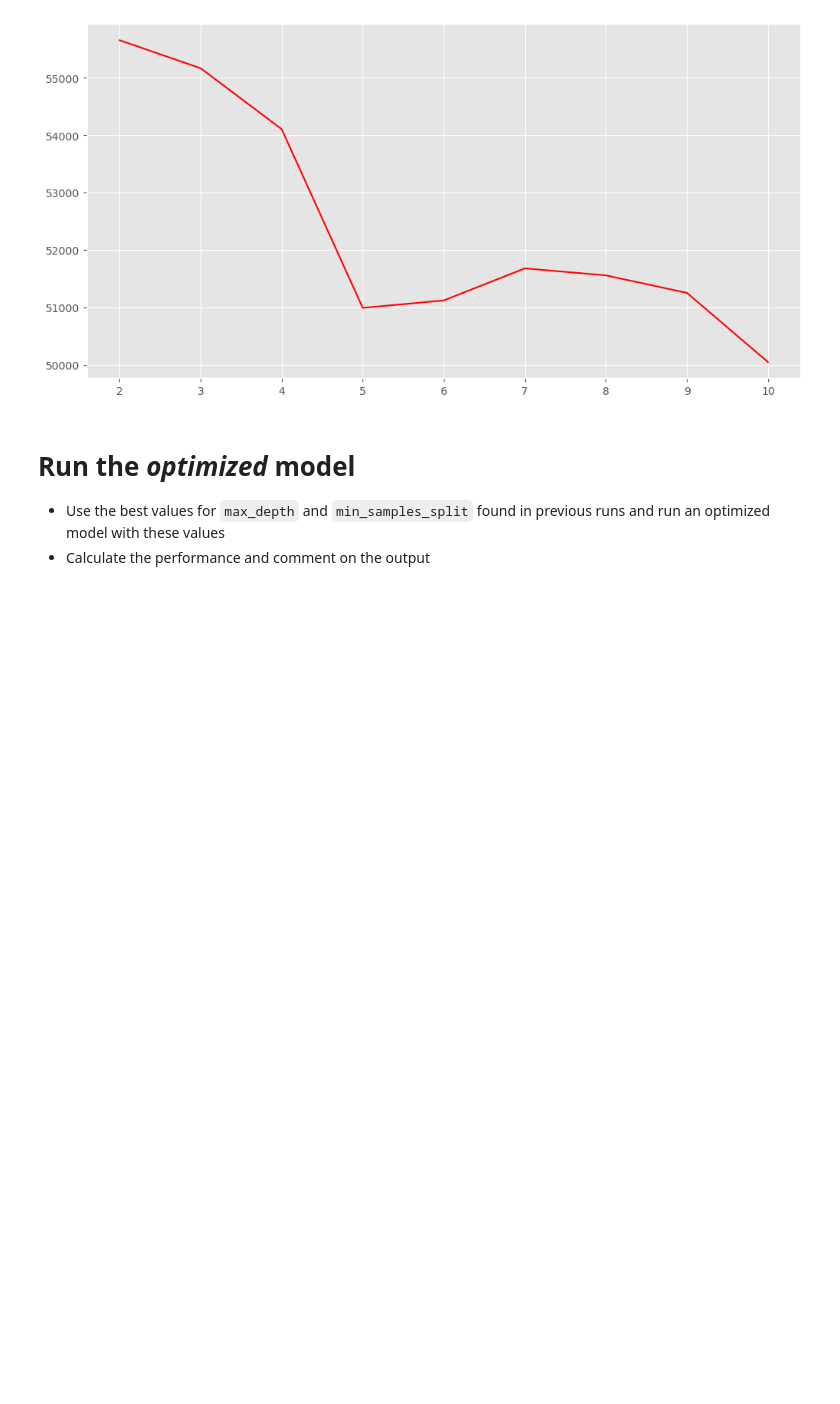
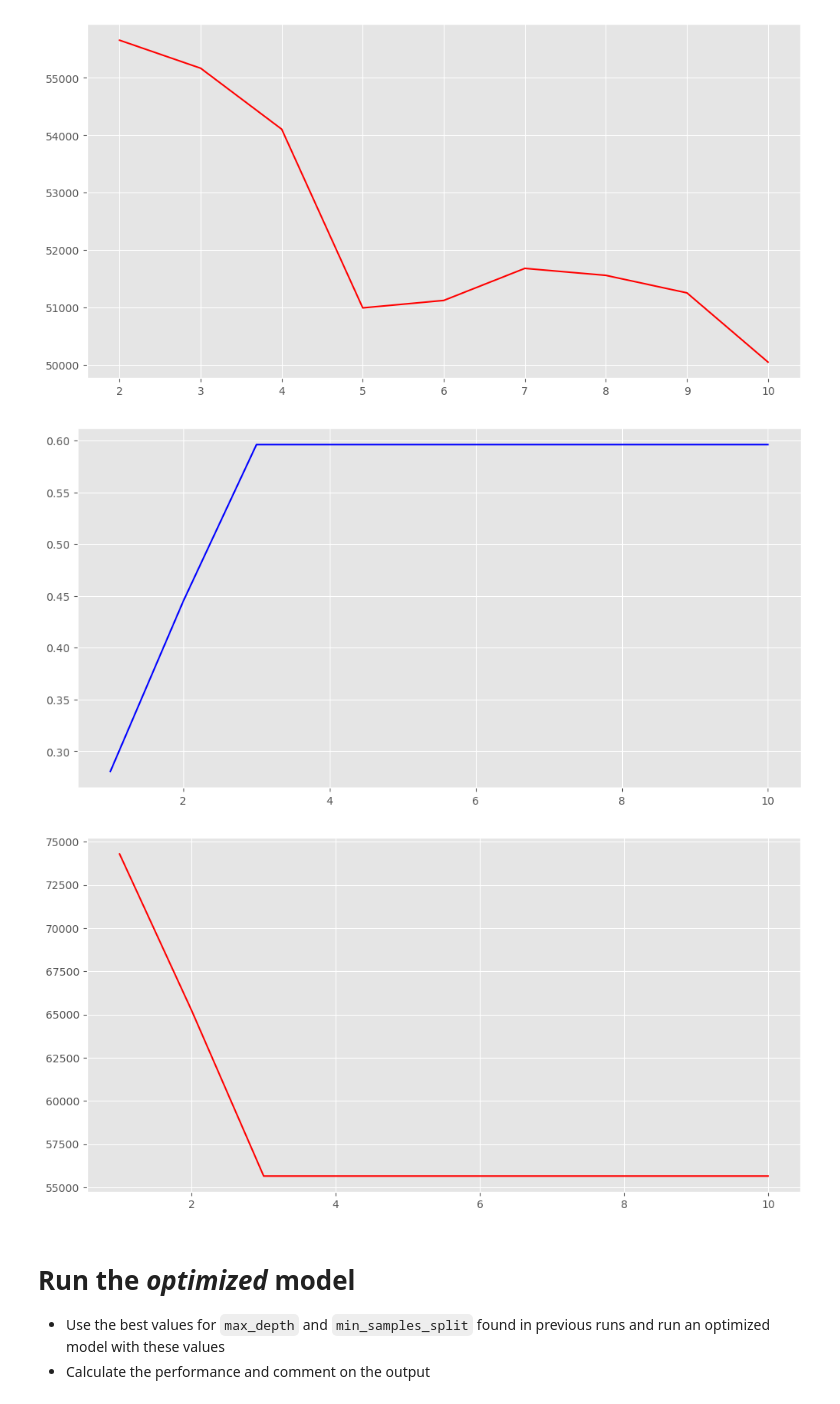
Before and after one commit to am-eric/dsc-tuning-regression-trees-lab, a Jupyter notebook: index.ipynb, the cells around one changed output. Saved outputs shown, nothing was run; the diff lists cells and outputs as text; code cells hidden in the pictures; blank space fills up the shorter version.

```diff
--- a/index.ipynb
+++ b/index.ipynb
@@ -266,6 +266,31 @@ plt.show()
 # %% [output]
 [figure]
 [figure]
+# %%
+# Your code here
+# Identify the optimal minimum split size for given data
+max_features = list(range(1, 11))
+mse_results = []
+r2_results = []
+
+for feature in max_features:
+    regressor = DecisionTreeRegressor(max_features=feature,
+                                      random_state=45)
+    regressor.fit(x_train, y_train)
+    y_pred = regressor.predict(x_test)
+    score = performance(y_test, y_pred)
+    r2_results.append(score[0])
+    mse_results.append(score[1])
+
+plt.figure(figsize=(12, 6))
+plt.plot(max_features, r2_results, 'b', label='R2')
+plt.show()
+plt.figure(figsize=(12, 6))
+plt.plot(max_features, mse_results, 'r', label='RMSE')
+plt.show()
+# %% [output]
+[figure, added]
+[figure, added]
 # %% [markdown]
 # Run the *optimized* model
 
```
Also changed, not shown: parts of 2 cells of this notebook.
